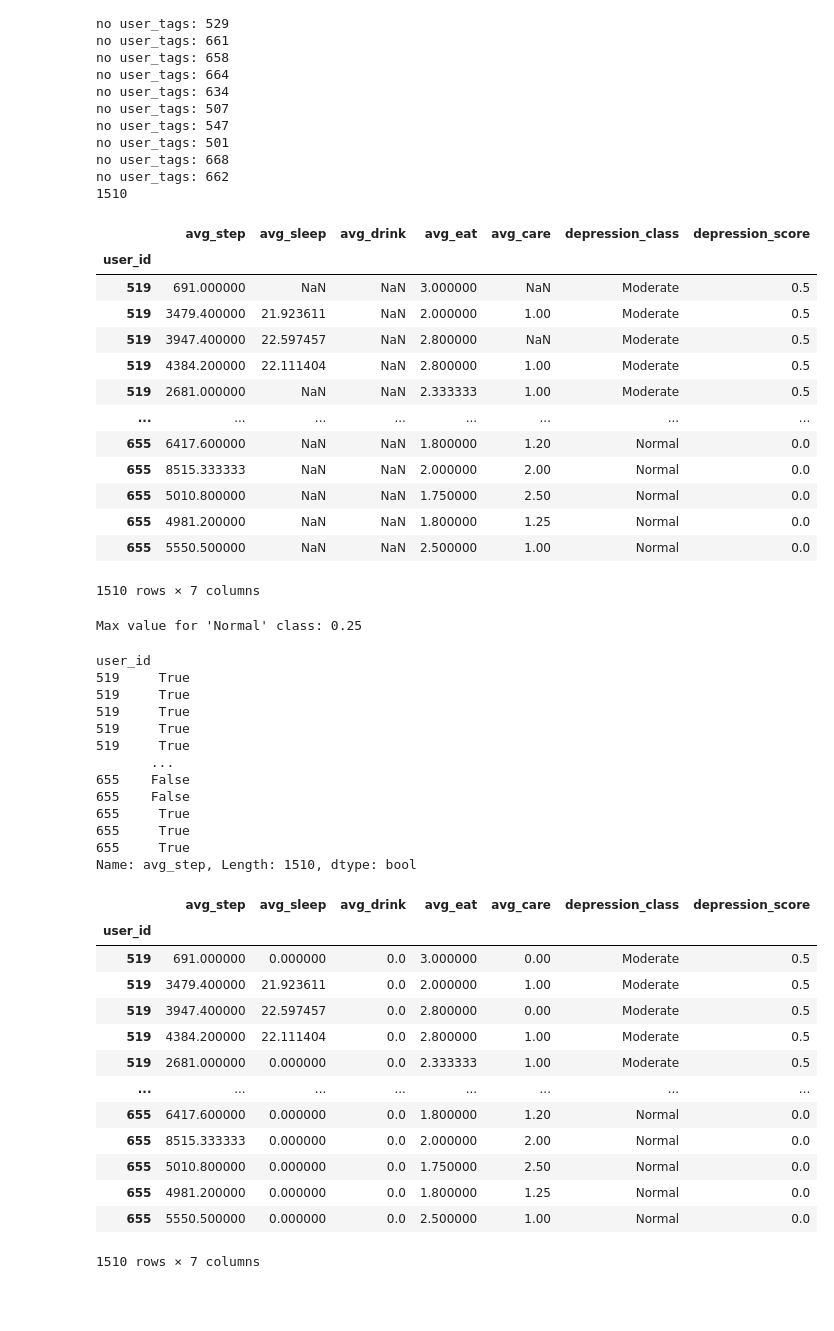
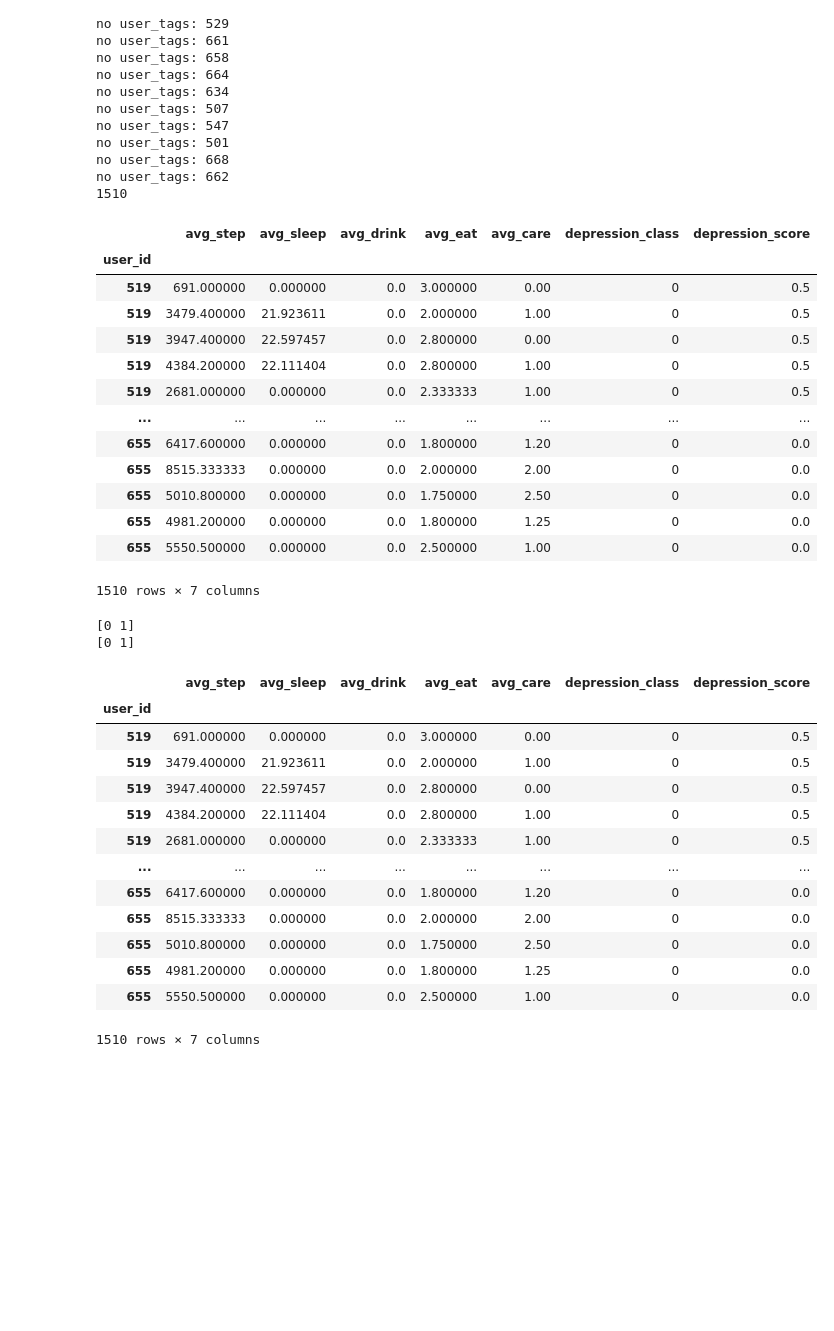
Before and after one commit to Tomcatdude/CS271_Final_Project, a Jupyter notebook: SVM.ipynb, the cells around one changed output. Cells and saved outputs as stored; diff of their text form; code cells hidden in the pictures; blank space fills up the shorter version.

```diff
--- a/SVM.ipynb
+++ b/SVM.ipynb
@@ -139,70 +140,59 @@ no user_tags: 662
 # %%
 #display the dataframe
 #averages_df
-
+import modules
+from modules import categorize_depression
 
 display(averages_df)
-max_value_normal = averages_df.loc[averages_df['depression_class'] == 'Normal', 'depression_score'].max()
-print("Max value for 'Normal' class:", max_value_normal)
+
 
 #Make Nan values 0 to help with calculations later on
 averages_df['avg_sleep'].fillna(0, inplace=True)
 averages_df['avg_step'].fillna(0, inplace=True)
 averages_df['avg_drink'].fillna(0, inplace=True)
 averages_df['avg_eat'].fillna(0, inplace=True)
 averages_df['avg_care'].fillna(0, inplace=True)
 
-
-display(averages_df['avg_step'] <= 6000)
+print(averages_df['depression_class'].unique())
+averages_df['depression_class'] = categorize_depression(averages_df['depression_class'])
+print(averages_df['depression_class'].unique())
 
 
 
 
 # Display the modified DataFrame
 display(averages_df)
 # %% [output]
 |  | avg_step | avg_sleep | avg_drink | avg_eat | avg_care | depression_class | depression_score |
 | user_id |  |  |  |  |  |  |  |
-| 519 | 691.000000 | NaN | NaN | 3.000000 | NaN | Moderate | 0.5 |
-| 519 | 3479.400000 | 21.923611 | NaN | 2.000000 | 1.00 | Moderate | 0.5 |
-| 519 | 3947.400000 | 22.597457 | NaN | 2.800000 | NaN | Moderate | 0.5 |
-| 519 | 4384.200000 | 22.111404 | NaN | 2.800000 | 1.00 | Moderate | 0.5 |
-| 519 | 2681.000000 | NaN | NaN | 2.333333 | 1.00 | Moderate | 0.5 |
+| 519 | 691.000000 | 0.000000 | 0.0 | 3.000000 | 0.00 | 0 | 0.5 |
+| 519 | 3479.400000 | 21.923611 | 0.0 | 2.000000 | 1.00 | 0 | 0.5 |
+| 519 | 3947.400000 | 22.597457 | 0.0 | 2.800000 | 0.00 | 0 | 0.5 |
+| 519 | 4384.200000 | 22.111404 | 0.0 | 2.800000 | 1.00 | 0 | 0.5 |
+| 519 | 2681.000000 | 0.000000 | 0.0 | 2.333333 | 1.00 | 0 | 0.5 |
 | ... | ... | ... | ... | ... | ... | ... | ... |
-| 655 | 6417.600000 | NaN | NaN | 1.800000 | 1.20 | Normal | 0.0 |
-| 655 | 8515.333333 | NaN | NaN | 2.000000 | 2.00 | Normal | 0.0 |
-| 655 | 5010.800000 | NaN | NaN | 1.750000 | 2.50 | Normal | 0.0 |
-| 655 | 4981.200000 | NaN | NaN | 1.800000 | 1.25 | Normal | 0.0 |
-| 655 | 5550.500000 | NaN | NaN | 2.500000 | 1.00 | Normal | 0.0 |
+| 655 | 6417.600000 | 0.000000 | 0.0 | 1.800000 | 1.20 | 0 | 0.0 |
+| 655 | 8515.333333 | 0.000000 | 0.0 | 2.000000 | 2.00 | 0 | 0.0 |
+| 655 | 5010.800000 | 0.000000 | 0.0 | 1.750000 | 2.50 | 0 | 0.0 |
+| 655 | 4981.200000 | 0.000000 | 0.0 | 1.800000 | 1.25 | 0 | 0.0 |
+| 655 | 5550.500000 | 0.000000 | 0.0 | 2.500000 | 1.00 | 0 | 0.0 |
 1510 rows × 7 columns
-Max value for 'Normal' class: 0.25
+[0 1]
+[0 1]
+|  | avg_step | avg_sleep | avg_drink | avg_eat | avg_care | depression_class | depression_score |
+| user_id |  |  |  |  |  |  |  |
+| 519 | 691.000000 | 0.000000 | 0.0 | 3.000000 | 0.00 | 0 | 0.5 |
+| 519 | 3479.400000 | 21.923611 | 0.0 | 2.000000 | 1.00 | 0 | 0.5 |
+| 519 | 3947.400000 | 22.597457 | 0.0 | 2.800000 | 0.00 | 0 | 0.5 |
+| 519 | 4384.200000 | 22.111404 | 0.0 | 2.800000 | 1.00 | 0 | 0.5 |
+| 519 | 2681.000000 | 0.000000 | 0.0 | 2.333333 | 1.00 | 0 | 0.5 |
+| ... | ... | ... | ... | ... | ... | ... | ... |
+| 655 | 6417.600000 | 0.000000 | 0.0 | 1.800000 | 1.20 | 0 | 0.0 |
+| 655 | 8515.333333 | 0.000000 | 0.0 | 2.000000 | 2.00 | 0 | 0.0 |
+| 655 | 5010.800000 | 0.000000 | 0.0 | 1.750000 | 2.50 | 0 | 0.0 |
+| 655 | 4981.200000 | 0.000000 | 0.0 | 1.800000 | 1.25 | 0 | 0.0 |
+| 655 | 5550.500000 | 0.000000 | 0.0 | 2.500000 | 1.00 | 0 | 0.0 |
-user_id
-519     True
-519     True
-519     True
-519     True
-519     True
-       ...
-655    False
-655    False
-655     True
-655     True
-655     True
-Name: avg_step, Length: 1510, dtype: bool
+1510 rows × 7 columns
-|  | avg_step | avg_sleep | avg_drink | avg_eat | avg_care | depression_class | depression_score |
-| user_id |  |  |  |  |  |  |  |
-| 519 | 691.000000 | 0.000000 | 0.0 | 3.000000 | 0.00 | Moderate | 0.5 |
-| 519 | 3479.400000 | 21.923611 | 0.0 | 2.000000 | 1.00 | Moderate | 0.5 |
-| 519 | 3947.400000 | 22.597457 | 0.0 | 2.800000 | 0.00 | Moderate | 0.5 |
-| 519 | 4384.200000 | 22.111404 | 0.0 | 2.800000 | 1.00 | Moderate | 0.5 |
-| 519 | 2681.000000 | 0.000000 | 0.0 | 2.333333 | 1.00 | Moderate | 0.5 |
-| ... | ... | ... | ... | ... | ... | ... | ... |
-| 655 | 6417.600000 | 0.000000 | 0.0 | 1.800000 | 1.20 | Normal | 0.0 |
-| 655 | 8515.333333 | 0.000000 | 0.0 | 2.000000 | 2.00 | Normal | 0.0 |
-| 655 | 5010.800000 | 0.000000 | 0.0 | 1.750000 | 2.50 | Normal | 0.0 |
-| 655 | 4981.200000 | 0.000000 | 0.0 | 1.800000 | 1.25 | Normal | 0.0 |
-| 655 | 5550.500000 | 0.000000 | 0.0 | 2.500000 | 1.00 | Normal | 0.0 |
-1510 rows × 7 columns
 # %% [markdown]
 #
 # %% [markdown]
```
Also changed, not shown: parts of 2 cells of this notebook.
